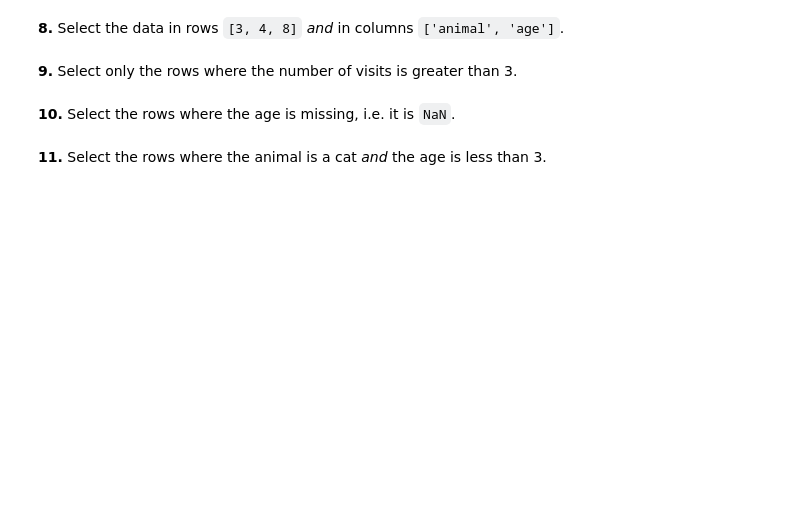
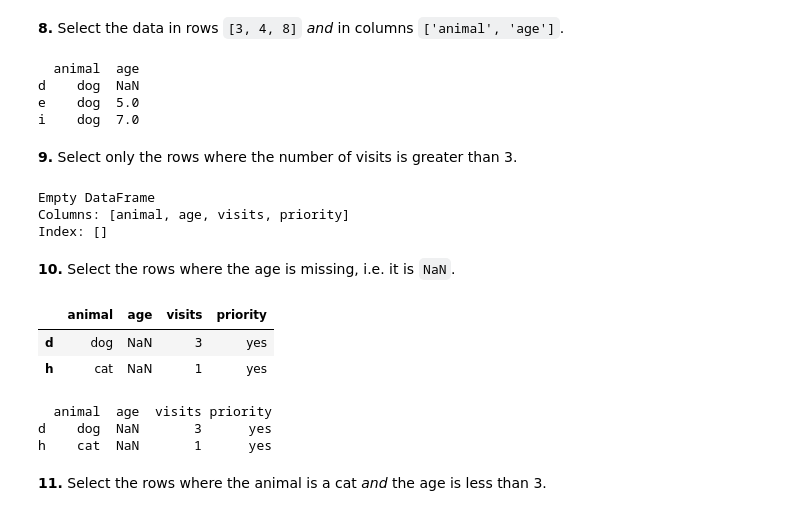
Before and after one commit to turquoisepikachu-user/100-Pandas-Puzzles, a Jupyter notebook: 100-pandas-puzzles.ipynb, the cells around one changed output. Saved outputs shown, nothing was run; the diff lists cells and outputs as text; code cells hidden in the pictures; blank space fills up the shorter version.

```diff
--- a/100-pandas-puzzles.ipynb
+++ b/100-pandas-puzzles.ipynb
@@ -76,8 +143,36 @@ df = # (complete this line of code)
 # %% [markdown]
 **8.** Select the data in rows `[3, 4, 8]` *and* in columns `['animal', 'age']`.
+# %%
+subtab = df.iloc[[3, 4, 8]][['animal', 'age']]
+print(subtab)
+# %% [output]
+  animal  age
+d    dog  NaN
+e    dog  5.0
+i    dog  7.0
 # %% [markdown]
 **9.** Select only the rows where the number of visits is greater than 3.
+# %%
+sub_rows = df[df['visits'] > 3]
+print(sub_rows)
+# %% [output]
+Empty DataFrame
+Columns: [animal, age, visits, priority]
+Index: []
 # %% [markdown]
 **10.** Select the rows where the age is missing, i.e. it is `NaN`.
+# %%
+df[df['age'].isna()]
+# %% [output]
+|  | animal | age | visits | priority |
+| d | dog | NaN | 3 | yes |
+| h | cat | NaN | 1 | yes |
+# %%
+subset_nan = df[pd.isna(df['age'])]
+print(subset_nan)
+# %% [output]
+  animal  age  visits priority
+d    dog  NaN       3      yes
+h    cat  NaN       1      yes
 # %% [markdown]
 **11.** Select the rows where the animal is a cat *and* the age is less than 3.
```
Also changed, not shown: parts of 16 cells of this notebook.
